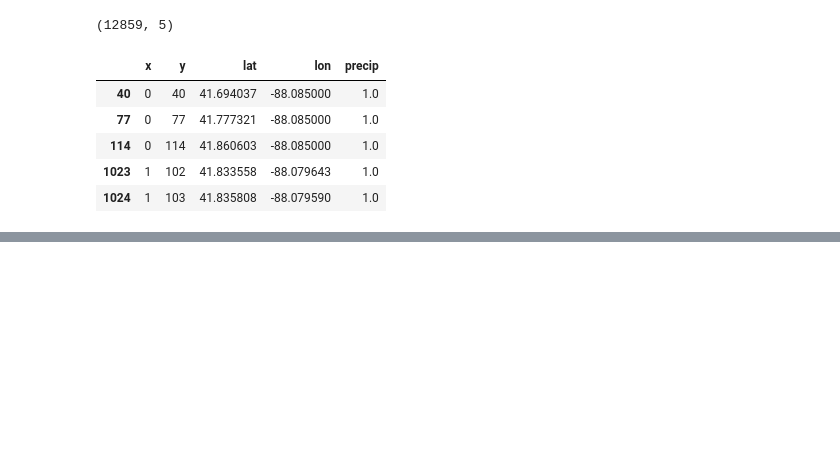
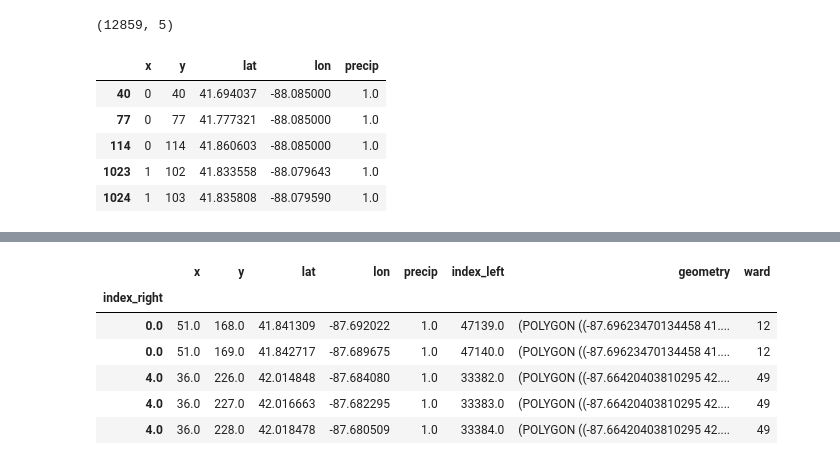
Before and after one commit to NORCatUofC/rain, a Jupyter notebook: nexrad-etl/NEXRAD Download and Process.ipynb, the cells around one changed output, grey strips where cells are left out. Drawn from its saved outputs; the diff is of its cells as text; code cells hidden in the pictures; blank space fills up the shorter version.

Commit message:
geopandas spatial join added and working currently

```diff
--- a/nexrad-etl/NEXRAD Download and Process.ipynb
+++ b/nexrad-etl/NEXRAD Download and Process.ipynb
@@ -151,0 +149,4 @@ daa_df.head()
+# %%
+chi_wards = gpd.read_file('data/chicago_wards.geojson')
+print(type(chi_wards))
+chi_wards.head()
@@ -151,0 +161,7 @@ daa_df.head()
+# %%
+# Convert lat and lon into shapely Point objects and make into GeoDataFrame
+# Important that the crs values are the same
+crs = {'init':'epsg:4326'}
+geometry = [Point(xy) for xy in zip(daa_df.lon, daa_df.lat)]
+daa_geo = gpd.GeoDataFrame(daa_df, crs=crs, geometry=geometry)
+daa_geo.head()
@@ -151,0 +175,12 @@ daa_df.head()
+# %%
+# Spatial join, important for speed that op is 'within', and retain all boundary keys with right join
+ward_daa = gpd.tools.sjoin(daa_geo, chi_wards, how='right', op='within')
+ward_daa.head()
+# %% [output]
+|  | x | y | lat | lon | precip | index_left | geometry | ward |
+| index_right |  |  |  |  |  |  |  |  |
+| 0.0 | 51.0 | 168.0 | 41.841309 | -87.692022 | 1.0 | 47139.0 | (POLYGON ((-87.69623470134458 41.... | 12 |
+| 0.0 | 51.0 | 169.0 | 41.842717 | -87.689675 | 1.0 | 47140.0 | (POLYGON ((-87.69623470134458 41.... | 12 |
+| 4.0 | 36.0 | 226.0 | 42.014848 | -87.684080 | 1.0 | 33382.0 | (POLYGON ((-87.66420403810295 42.... | 49 |
+| 4.0 | 36.0 | 227.0 | 42.016663 | -87.682295 | 1.0 | 33383.0 | (POLYGON ((-87.66420403810295 42.... | 49 |
+| 4.0 | 36.0 | 228.0 | 42.018478 | -87.680509 | 1.0 | 33384.0 | (POLYGON ((-87.66420403810295 42.... | 49 |
```
Also changed, not shown: parts of 6 cells of this notebook.
